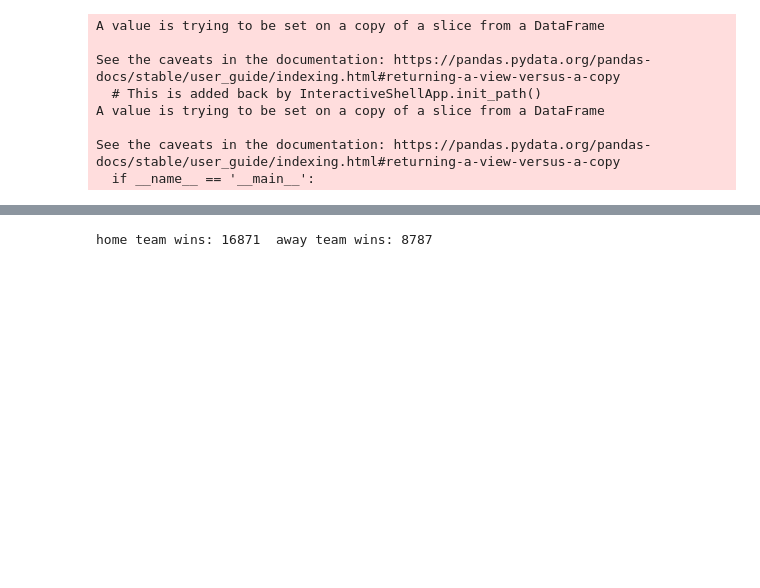
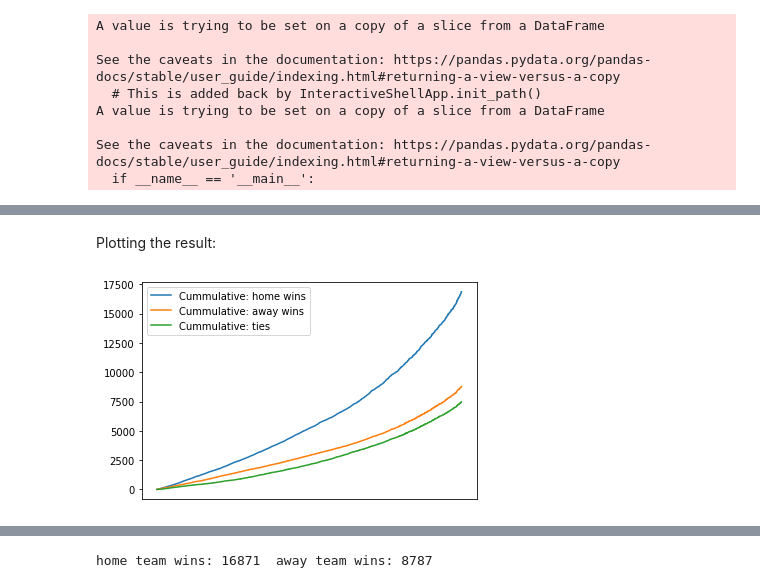
Before and after one commit to glomanu/football-home-adv, a Jupyter notebook: New_Home_adv.ipynb, the cells around one changed output, grey strips where cells are left out. Drawn from its saved outputs; the diff is of its cells as text; code cells hidden in the pictures; blank space fills up the shorter version.

```diff
--- a/New_Home_adv.ipynb
+++ b/New_Home_adv.ipynb
@@ -201,3 +327,14 @@ df1
+# %% [markdown]
+Plotting the result:
+# %%
+plt.plot(df1['date'], df1['cummul_home_w'], label = "Cummulative: home wins")
+plt.plot(df1['date'], df1['cummul_away_w'], label = "Cummulative: away wins")
+plt.plot(df1['date'], df1['cummul_ties'], label = "Cummulative: ties")
+plt.legend()
+plt.xticks([], "")
+plt.show()
+# %% [output]
+[figure, added]
 # %%
 list_values = [] #creating an empty list
 for i in range(0, len(df1['date'])): #iterating over all the rows
```
Also changed, not shown: parts of 24 cells of this notebook.
